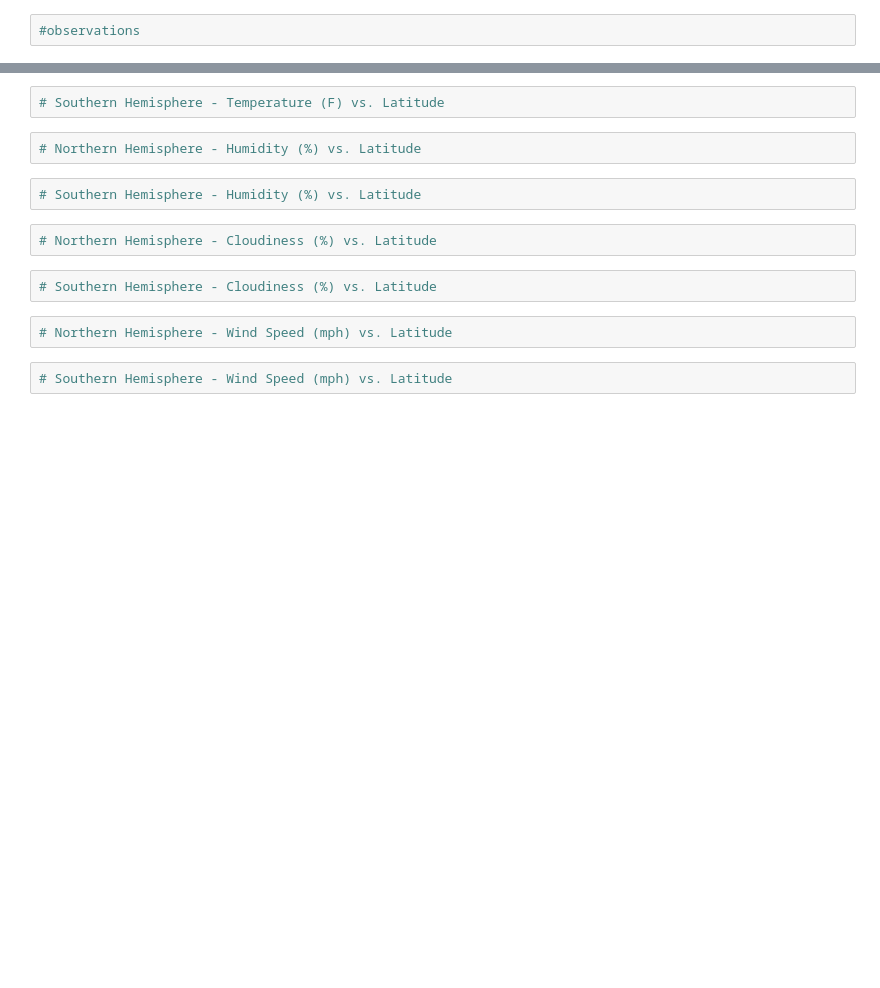
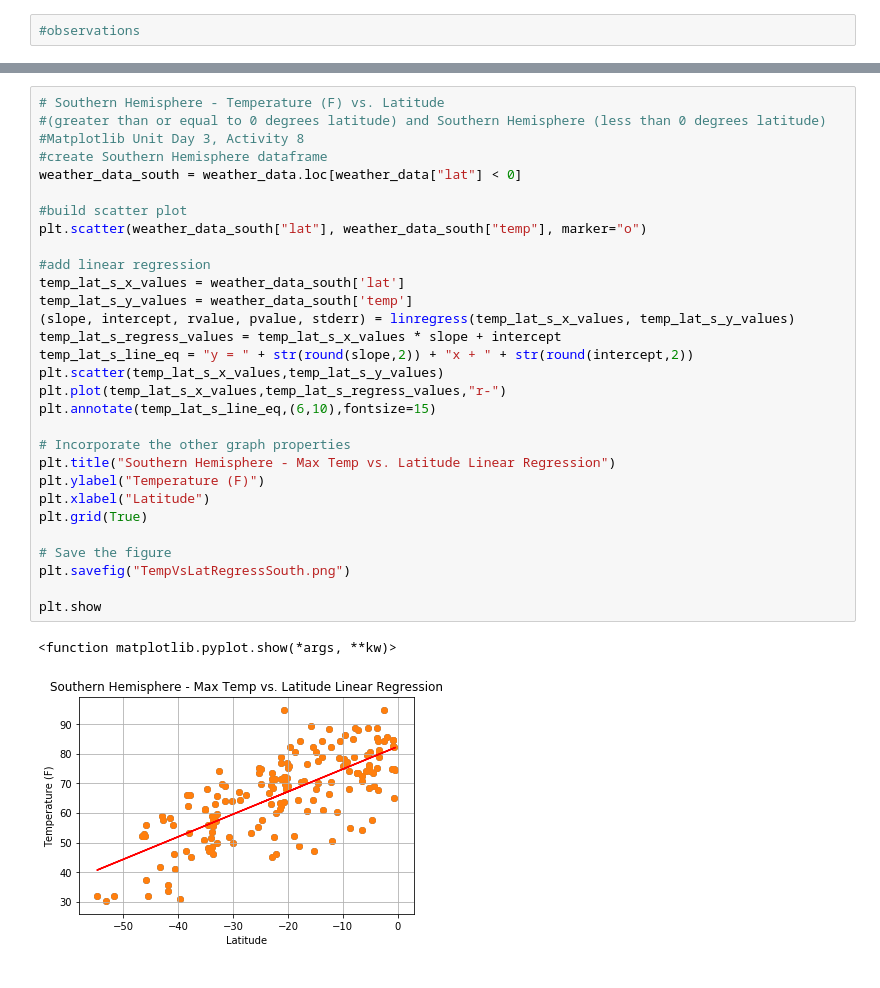
Before and after one commit to hbielser/python-api-challenge, a Jupyter notebook: WeatherPy/weatherPy.ipynb, the cells around one changed output, grey strips where cells are left out. Cells and saved outputs as stored; diff of their text form; blank space fills up the shorter version.

```diff
--- a/WeatherPy/weatherPy.ipynb
+++ b/WeatherPy/weatherPy.ipynb
@@ -240,14 +271,33 @@ plt.savefig("TempVsLatRegress.png")
-# %%
-# Southern Hemisphere - Temperature (F) vs. Latitude
-# %%
-# Northern Hemisphere - Humidity (%) vs. Latitude
-# %%
-# Southern Hemisphere - Humidity (%) vs. Latitude
-# %%
-# Northern Hemisphere - Cloudiness (%) vs. Latitude
-# %%
-# Southern Hemisphere - Cloudiness (%) vs. Latitude
-# %%
-# Northern Hemisphere - Wind Speed (mph) vs. Latitude
-# %%
-# Southern Hemisphere - Wind Speed (mph) vs. Latitude
+# %%
+# Southern Hemisphere - Temperature (F) vs. Latitude
+#(greater than or equal to 0 degrees latitude) and Southern Hemisphere (less than 0 degrees latitude)
+#Matplotlib Unit Day 3, Activity 8
+#create Southern Hemisphere dataframe
+weather_data_south = weather_data.loc[weather_data["lat"] < 0]
+
+#build scatter plot
+plt.scatter(weather_data_south["lat"], weather_data_south["temp"], marker="o")
+
+#add linear regression
+temp_lat_s_x_values = weather_data_south['lat']
+temp_lat_s_y_values = weather_data_south['temp']
+(slope, intercept, rvalue, pvalue, stderr) = linregress(temp_lat_s_x_values, temp_lat_s_y_values)
+temp_lat_s_regress_values = temp_lat_s_x_values * slope + intercept
+temp_lat_s_line_eq = "y = " + str(round(slope,2)) + "x + " + str(round(intercept,2))
+plt.scatter(temp_lat_s_x_values,temp_lat_s_y_values)
+plt.plot(temp_lat_s_x_values,temp_lat_s_regress_values,"r-")
+plt.annotate(temp_lat_s_line_eq,(6,10),fontsize=15)
+
+# Incorporate the other graph properties
+plt.title("Southern Hemisphere - Max Temp vs. Latitude Linear Regression")
+plt.ylabel("Temperature (F)")
+plt.xlabel("Latitude")
+plt.grid(True)
+
+# Save the figure
+plt.savefig("TempVsLatRegressSouth.png")
+
+plt.show
+# %% [output]
+<function matplotlib.pyplot.show(*args, **kw)>
+[figure, added]
```
Also changed, not shown: parts of 19 cells of this notebook, 19 other files.
